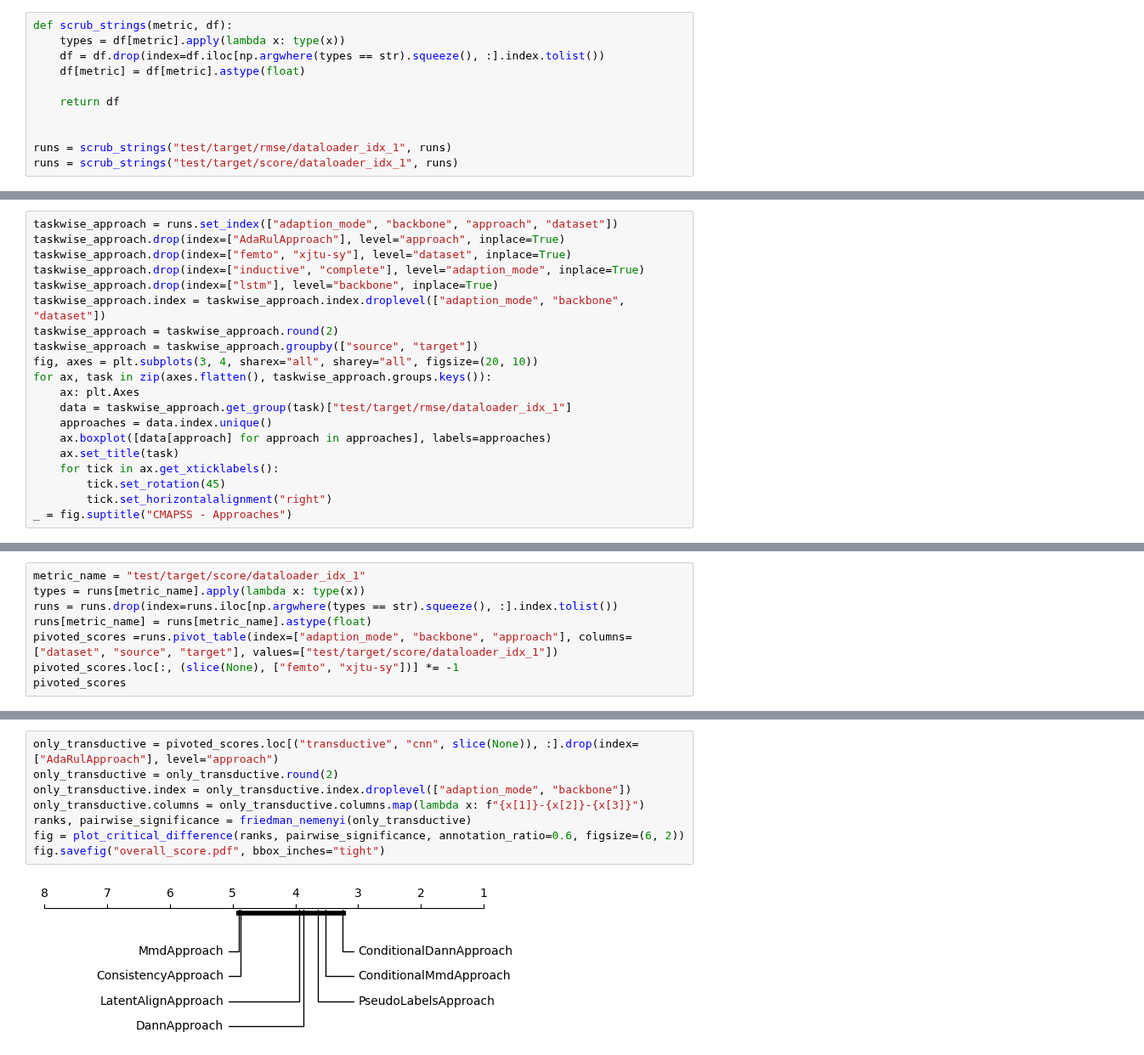
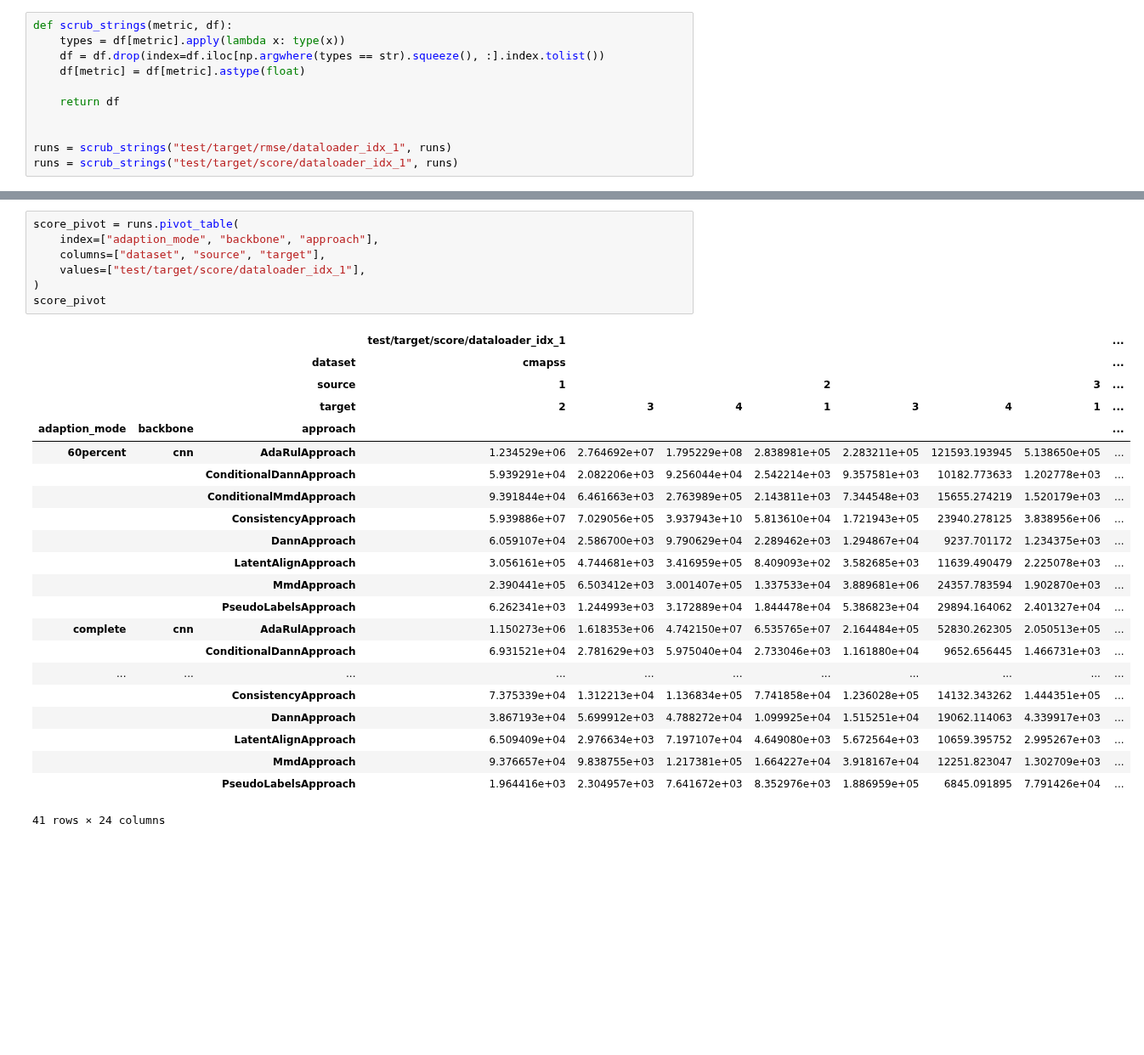
Before and after one commit to tilman151/crule, a Jupyter notebook: analysis.ipynb, the cells around one changed output, grey strips where cells are left out. Shown at 85% size. Saved outputs shown, nothing was run; the diff lists cells and outputs as text; blank space fills up the shorter version.

Commit message:
feat: update analysis plots

```diff
--- a/analysis.ipynb
+++ b/analysis.ipynb
@@ -317,20 +65,0 @@ _ = fig.suptitle("CMAPSS - Adaption Mode")
-# %%
-taskwise_approach = runs.set_index(["adaption_mode", "backbone", "approach", "dataset"])
-taskwise_approach.drop(index=["AdaRulApproach"], level="approach", inplace=True)
-taskwise_approach.drop(index=["femto", "xjtu-sy"], level="dataset", inplace=True)
-taskwise_approach.drop(index=["inductive", "complete"], level="adaption_mode", inplace=True)
-taskwise_approach.drop(index=["lstm"], level="backbone", inplace=True)
-taskwise_approach.index = taskwise_approach.index.droplevel(["adaption_mode", "backbone", "dataset"])
-taskwise_approach = taskwise_approach.round(2)
-taskwise_approach = taskwise_approach.groupby(["source", "target"])
-fig, axes = plt.subplots(3, 4, sharex="all", sharey="all", figsize=(20, 10))
-for ax, task in zip(axes.flatten(), taskwise_approach.groups.keys()):
-    ax: plt.Axes
-    data = taskwise_approach.get_group(task)["test/target/rmse/dataloader_idx_1"]
-    approaches = data.index.unique()
-    ax.boxplot([data[approach] for approach in approaches], labels=approaches)
-    ax.set_title(task)
-    for tick in ax.get_xticklabels():
-        tick.set_rotation(45)
-        tick.set_horizontalalignment("right")
-_ = fig.suptitle("CMAPSS - Approaches")
@@ -381,8 +65,0 @@ dtype: float64
-# %%
-metric_name = "test/target/score/dataloader_idx_1"
-types = runs[metric_name].apply(lambda x: type(x))
-runs = runs.drop(index=runs.iloc[np.argwhere(types == str).squeeze(), :].index.tolist())
-runs[metric_name] = runs[metric_name].astype(float)
-pivoted_scores =runs.pivot_table(index=["adaption_mode", "backbone", "approach"], columns=["dataset", "source", "target"], values=["test/target/score/dataloader_idx_1"])
-pivoted_scores.loc[:, (slice(None), ["femto", "xjtu-sy"])] *= -1
-pivoted_scores
@@ -412,10 +66,30 @@ pivoted_scores
-# %%
-only_transductive = pivoted_scores.loc[("transductive", "cnn", slice(None)), :].drop(index=["AdaRulApproach"], level="approach")
-only_transductive = only_transductive.round(2)
-only_transductive.index = only_transductive.index.droplevel(["adaption_mode", "backbone"])
-only_transductive.columns = only_transductive.columns.map(lambda x: f"{x[1]}-{x[2]}-{x[3]}")
-ranks, pairwise_significance = friedman_nemenyi(only_transductive)
-fig = plot_critical_difference(ranks, pairwise_significance, annotation_ratio=0.6, figsize=(6, 2))
-fig.savefig("overall_score.pdf", bbox_inches="tight")
-# %% [output]
-[figure, removed]
+# %%
+score_pivot = runs.pivot_table(
+    index=["adaption_mode", "backbone", "approach"],
+    columns=["dataset", "source", "target"],
+    values=["test/target/score/dataloader_idx_1"],
+)
+score_pivot
+# %% [output]
+|  |  |  | test/target/score/dataloader_idx_1 |  |  |  |  |  |  | ... |
+|  |  | dataset | cmapss |  |  |  |  |  |  | ... |
+|  |  | source | 1 |  |  | 2 |  |  | 3 | ... |
+|  |  | target | 2 | 3 | 4 | 1 | 3 | 4 | 1 | ... |
+| adaption_mode | backbone | approach |  |  |  |  |  |  |  | ... |
+| 60percent | cnn | AdaRulApproach | 1.234529e+06 | 2.764692e+07 | 1.795229e+08 | 2.838981e+05 | 2.283211e+05 | 121593.193945 | 5.138650e+05 | ... |
+|  |  | ConditionalDannApproach | 5.939291e+04 | 2.082206e+03 | 9.256044e+04 | 2.542214e+03 | 9.357581e+03 | 10182.773633 | 1.202778e+03 | ... |
+|  |  | ConditionalMmdApproach | 9.391844e+04 | 6.461663e+03 | 2.763989e+05 | 2.143811e+03 | 7.344548e+03 | 15655.274219 | 1.520179e+03 | ... |
+|  |  | ConsistencyApproach | 5.939886e+07 | 7.029056e+05 | 3.937943e+10 | 5.813610e+04 | 1.721943e+05 | 23940.278125 | 3.838956e+06 | ... |
+|  |  | DannApproach | 6.059107e+04 | 2.586700e+03 | 9.790629e+04 | 2.289462e+03 | 1.294867e+04 | 9237.701172 | 1.234375e+03 | ... |
+|  |  | LatentAlignApproach | 3.056161e+05 | 4.744681e+03 | 3.416959e+05 | 8.409093e+02 | 3.582685e+03 | 11639.490479 | 2.225078e+03 | ... |
+|  |  | MmdApproach | 2.390441e+05 | 6.503412e+03 | 3.001407e+05 | 1.337533e+04 | 3.889681e+06 | 24357.783594 | 1.902870e+03 | ... |
+|  |  | PseudoLabelsApproach | 6.262341e+03 | 1.244993e+03 | 3.172889e+04 | 1.844478e+04 | 5.386823e+04 | 29894.164062 | 2.401327e+04 | ... |
+| complete | cnn | AdaRulApproach | 1.150273e+06 | 1.618353e+06 | 4.742150e+07 | 6.535765e+07 | 2.164484e+05 | 52830.262305 | 2.050513e+05 | ... |
+|  |  | ConditionalDannApproach | 6.931521e+04 | 2.781629e+03 | 5.975040e+04 | 2.733046e+03 | 1.161880e+04 | 9652.656445 | 1.466731e+03 | ... |
+| ... | ... | ... | ... | ... | ... | ... | ... | ... | ... | ... |
+|  |  | ConsistencyApproach | 7.375339e+04 | 1.312213e+04 | 1.136834e+05 | 7.741858e+04 | 1.236028e+05 | 14132.343262 | 1.444351e+05 | ... |
+|  |  | DannApproach | 3.867193e+04 | 5.699912e+03 | 4.788272e+04 | 1.099925e+04 | 1.515251e+04 | 19062.114063 | 4.339917e+03 | ... |
+|  |  | LatentAlignApproach | 6.509409e+04 | 2.976634e+03 | 7.197107e+04 | 4.649080e+03 | 5.672564e+03 | 10659.395752 | 2.995267e+03 | ... |
+|  |  | MmdApproach | 9.376657e+04 | 9.838755e+03 | 1.217381e+05 | 1.664227e+04 | 3.918167e+04 | 12251.823047 | 1.302709e+03 | ... |
+|  |  | PseudoLabelsApproach | 1.964416e+03 | 2.304957e+03 | 7.641672e+03 | 8.352976e+03 | 1.886959e+05 | 6845.091895 | 7.791426e+04 | ... |
+41 rows × 24 columns
```
Also changed, not shown: parts of 29 cells of this notebook, 1 other file.
